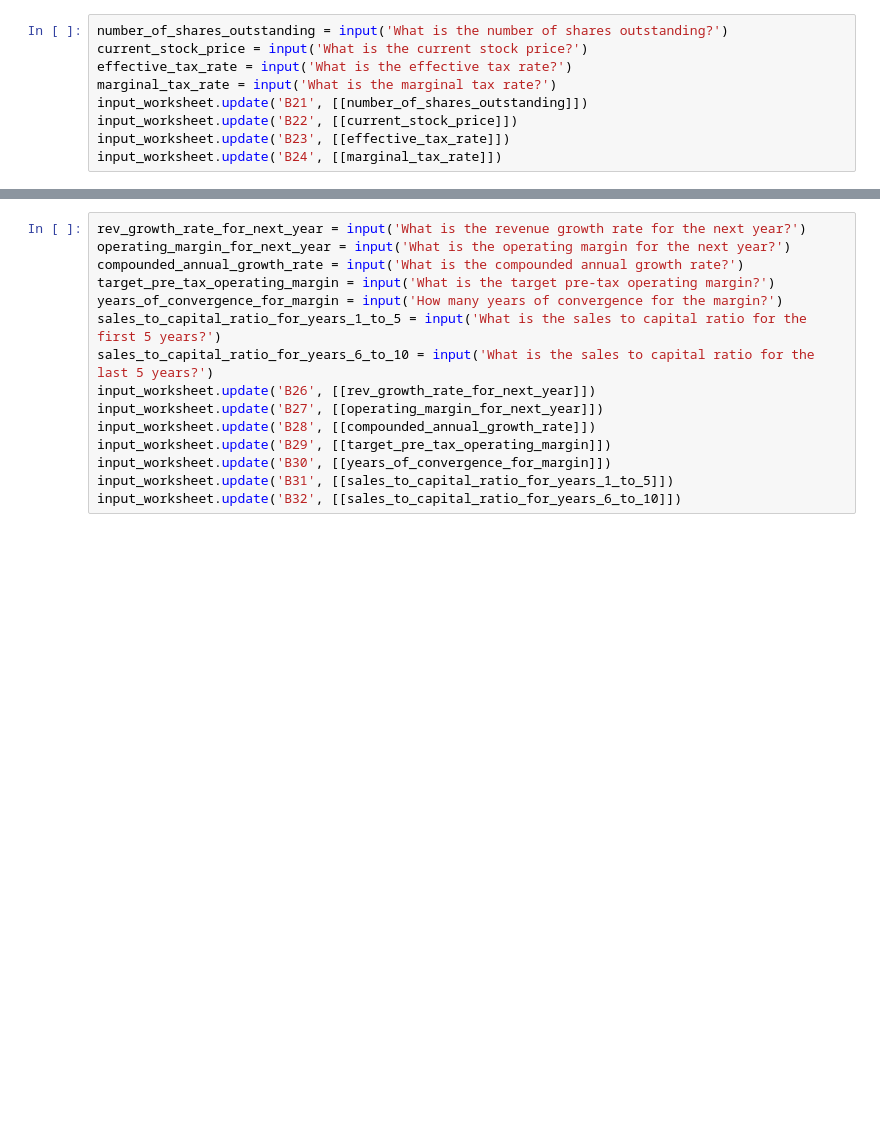
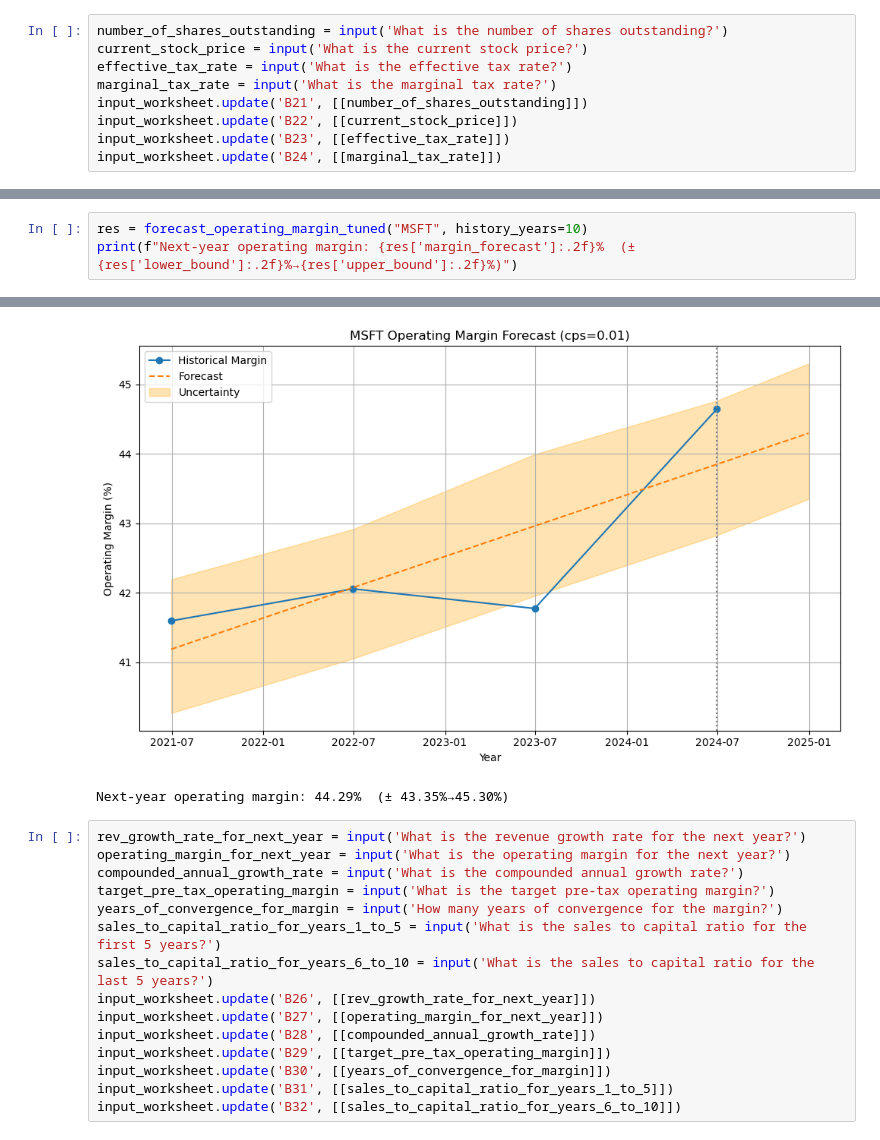
Before and after one commit to Chen-zexi/LangAlpha, a Jupyter notebook: notebooks/ginzu_interface.ipynb, the cells around one changed output, grey strips where cells are left out. Cells and saved outputs as stored; diff of their text form; blank space fills up the shorter version.

```diff
--- a/notebooks/ginzu_interface.ipynb
+++ b/notebooks/ginzu_interface.ipynb
@@ -172,0 +632,4 @@ input_worksheet.update('B24', [[marginal_tax_rate]])
+# %%
+res = forecast_operating_margin_tuned("MSFT", history_years=10)
+print(f"Next-year operating margin: {res['margin_forecast']:.2f}%  (± {res['lower_bound']:.2f}%→{res['upper_bound']:.2f}%)")
+# %% [output]
@@ -173,3 +653,5 @@ input_worksheet.update('B24', [[marginal_tax_rate]])
+[figure, added]
+Next-year operating margin: 44.29%  (± 43.35%→45.30%)
 # %%
 rev_growth_rate_for_next_year = input('What is the revenue growth rate for the next year?')
 operating_margin_for_next_year = input('What is the operating margin for the next year?')
```
Also changed, not shown: parts of 16 cells of this notebook, 1 other file.
